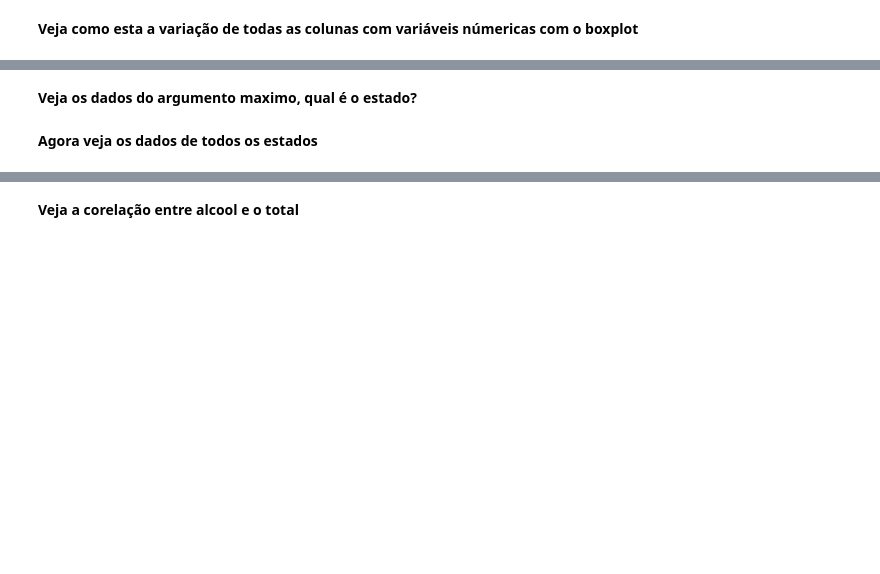
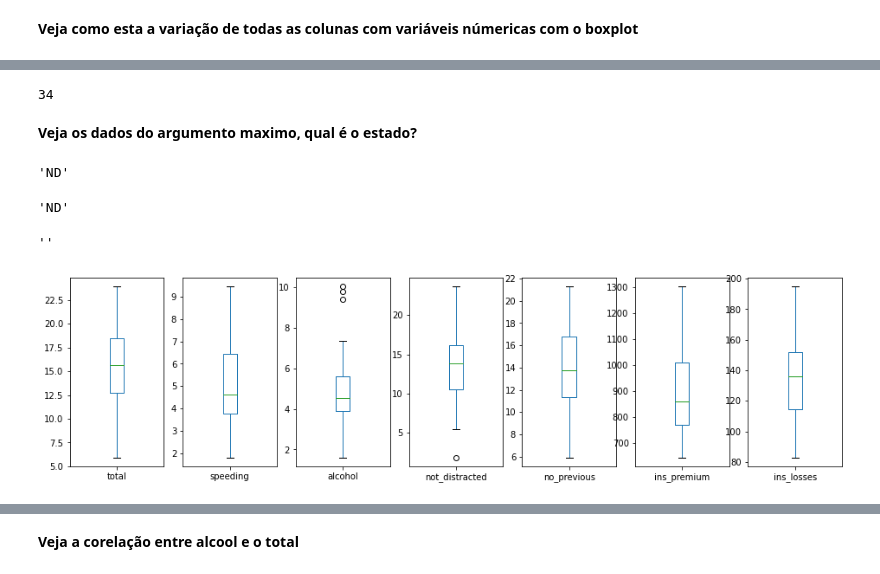
Before and after one commit to ossamum/aulas-mesttra, a Jupyter notebook: 02_dataviz/Aula_02-Dataviz-Exercicios.ipynb, the cells around one changed output, grey strips where cells are left out. Saved outputs shown, nothing was run; the diff lists cells and outputs as text; code cells hidden in the pictures; blank space fills up the shorter version.

```diff
--- a/02_dataviz/Aula_02-Dataviz-Exercicios.ipynb
+++ b/02_dataviz/Aula_02-Dataviz-Exercicios.ipynb
@@ -23,4 +85,20 @@ import matplotlib.pyplot as plt
+# %%
+df['total'].idxmax()
+# %% [output]
+34
 # %% [markdown]
 **Veja os dados do argumento maximo, qual é o estado?**
-# %% [markdown]
-**Agora veja os dados de todos os estados**
+# %%
+df.loc[34, 'abbrev']
+# %% [output]
+'ND'
+# %%
+df.iloc[34, -1]
+# %% [output]
+'ND'
+# %%
+df_num.plot(kind='box', subplots=True, figsize=(16, 4))
+plt.tight_layout();
+# %% [output]
+''
+[figure, added]
```
Also changed, not shown: parts of 20 cells of this notebook, 7 other files.
